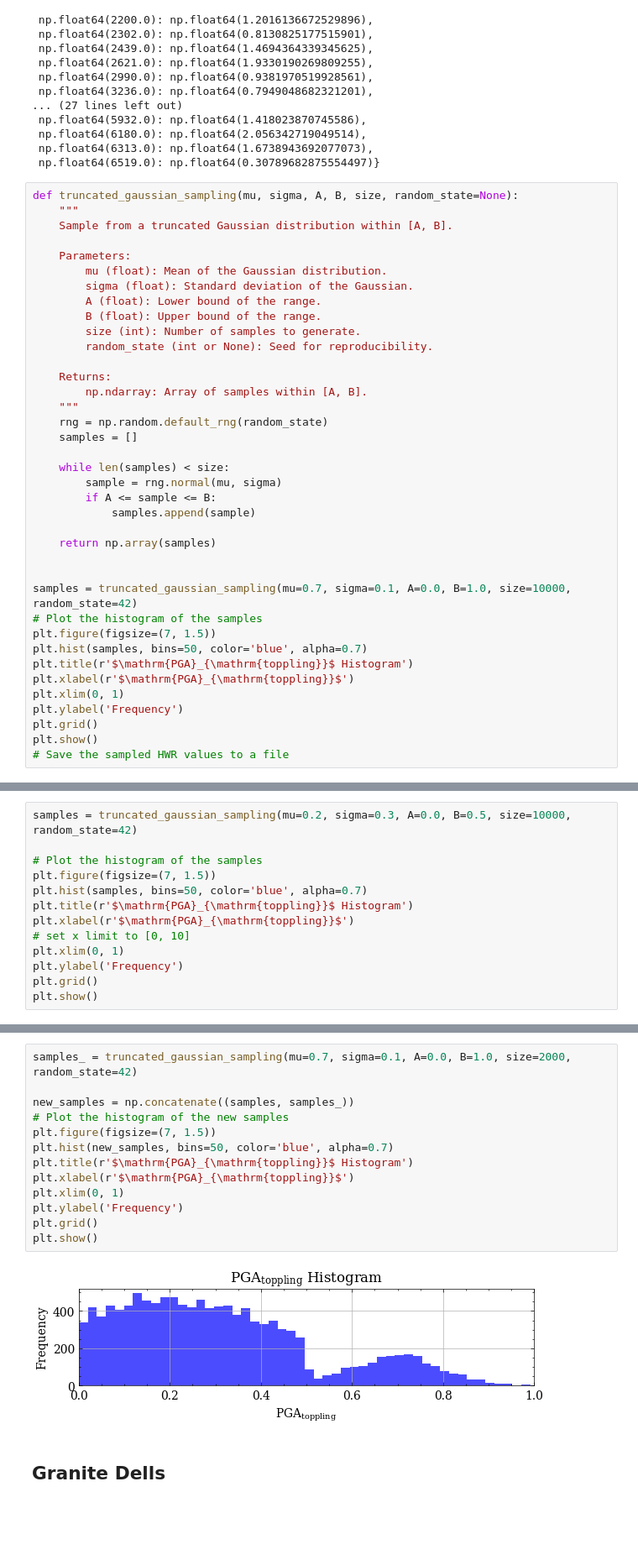
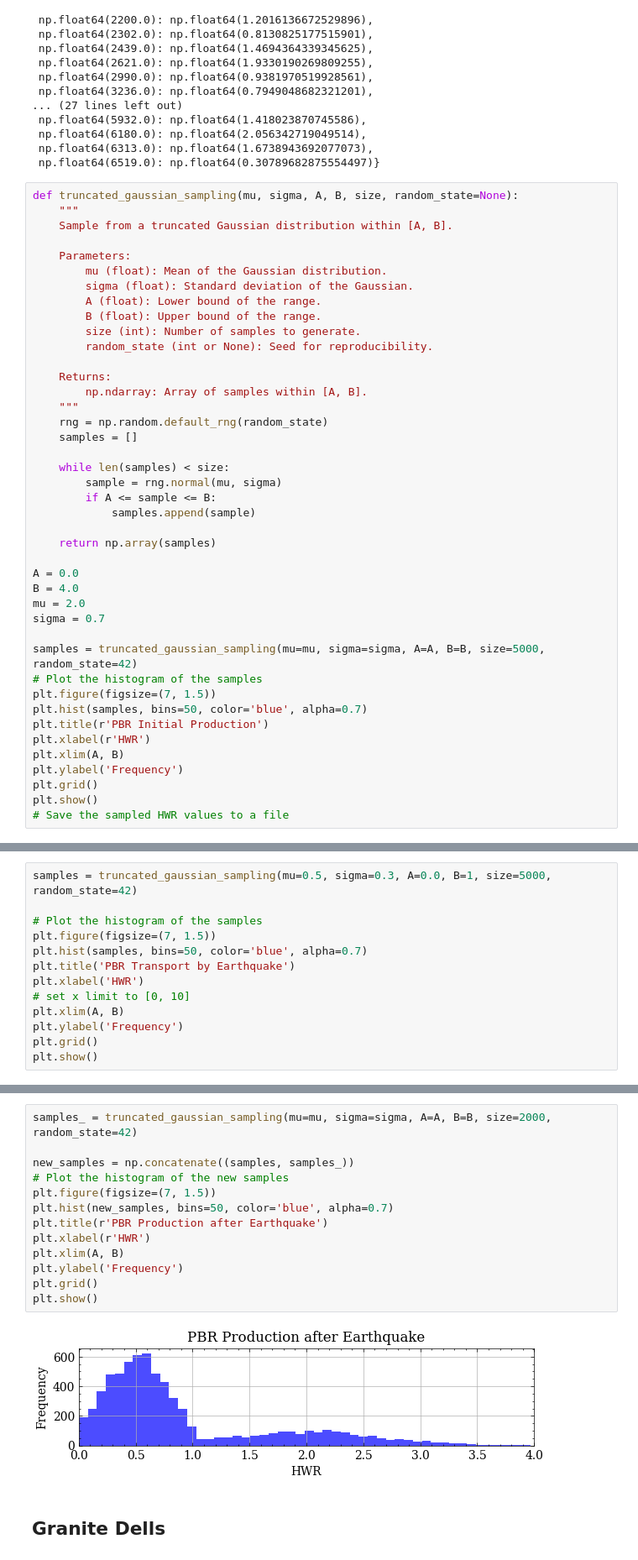
Before and after one commit to ZhiangChen/PBR_statistics, a Jupyter notebook: pbr_analysis.ipynb, the cells around one changed output, grey strips where cells are left out. Shown at 84% size. Saved outputs shown, nothing was run; the diff lists cells and outputs as text; blank space fills up the shorter version.

```diff
--- a/pbr_analysis.ipynb
+++ b/pbr_analysis.ipynb
@@ -746,14 +746,18 @@ def truncated_gaussian_sampling(mu, sigma, A, B, size, random_state=None):
 
     return np.array(samples)
 
+A = 0.0
+B = 4.0
+mu = 2.0
+sigma = 0.7
 
-samples = truncated_gaussian_sampling(mu=0.7, sigma=0.1, A=0.0, B=1.0, size=10000, random_state=42)
+samples = truncated_gaussian_sampling(mu=mu, sigma=sigma, A=A, B=B, size=5000, random_state=42)
 # Plot the histogram of the samples
 plt.figure(figsize=(7, 1.5))
 plt.hist(samples, bins=50, color='blue', alpha=0.7)
-plt.title(r'$\mathrm{PGA}_{\mathrm{toppling}}$ Histogram')
-plt.xlabel(r'$\mathrm{PGA}_{\mathrm{toppling}}$')
-plt.xlim(0, 1)
+plt.title(r'PBR Initial Production')
+plt.xlabel(r'HWR')
+plt.xlim(A, B)
 plt.ylabel('Frequency')
 plt.grid()
 plt.show()
@@ -763,13 +767,13 @@ plt.show()
 # %%
-samples = truncated_gaussian_sampling(mu=0.2, sigma=0.3, A=0.0, B=0.5, size=10000, random_state=42)
+samples = truncated_gaussian_sampling(mu=0.5, sigma=0.3, A=0.0, B=1, size=5000, random_state=42)
 
 # Plot the histogram of the samples
 plt.figure(figsize=(7, 1.5))
 plt.hist(samples, bins=50, color='blue', alpha=0.7)
-plt.title(r'$\mathrm{PGA}_{\mathrm{toppling}}$ Histogram')
-plt.xlabel(r'$\mathrm{PGA}_{\mathrm{toppling}}$')
+plt.title('PBR Transport by Earthquake')
+plt.xlabel('HWR')
 # set x limit to [0, 10]
-plt.xlim(0, 1)
+plt.xlim(A, B)
 plt.ylabel('Frequency')
 plt.grid()
 plt.show()
@@ -778,18 +782,18 @@ plt.show()
 # %%
-samples_ = truncated_gaussian_sampling(mu=0.7, sigma=0.1, A=0.0, B=1.0, size=2000, random_state=42)
+samples_ = truncated_gaussian_sampling(mu=mu, sigma=sigma, A=A, B=B, size=2000, random_state=42)
 
 new_samples = np.concatenate((samples, samples_))
 # Plot the histogram of the new samples
 plt.figure(figsize=(7, 1.5))
 plt.hist(new_samples, bins=50, color='blue', alpha=0.7)
-plt.title(r'$\mathrm{PGA}_{\mathrm{toppling}}$ Histogram')
-plt.xlabel(r'$\mathrm{PGA}_{\mathrm{toppling}}$')
-plt.xlim(0, 1)
+plt.title(r'PBR Production after Earthquake')
+plt.xlabel(r'HWR')
+plt.xlim(A, B)
 plt.ylabel('Frequency')
 plt.grid()
 plt.show()
 # %% [output]
-[figure, old version]
+[figure, new version]
 # %% [markdown]
 ## Granite Dells
 # %%
```
Also changed, not shown: parts of 2 cells of this notebook, 5 other files.
